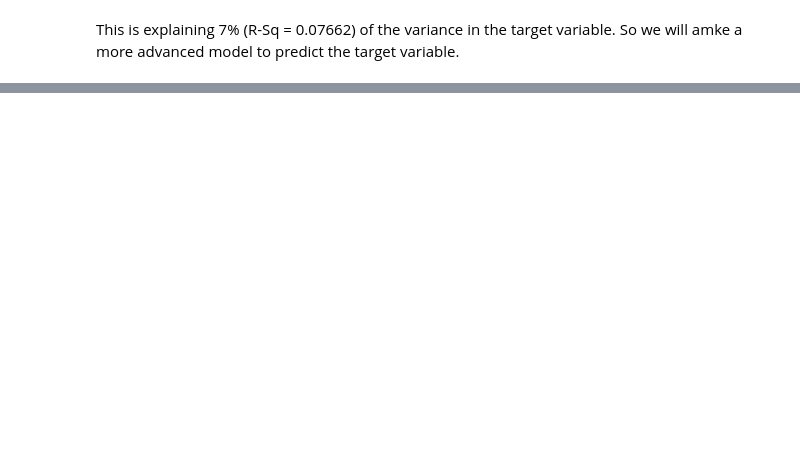
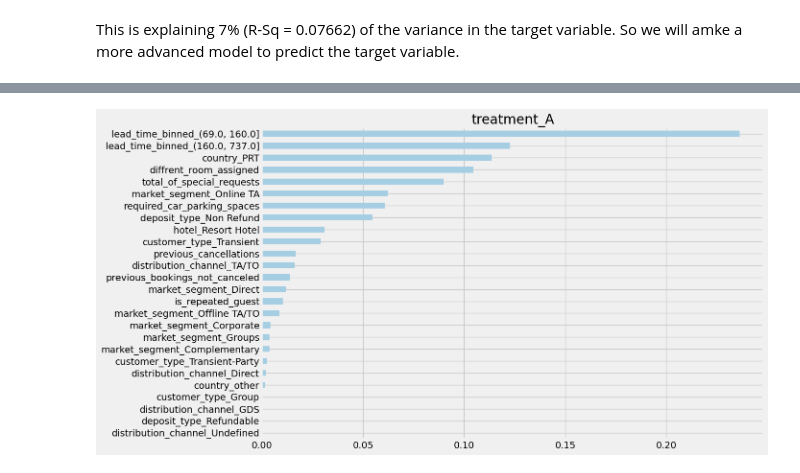
Before and after one commit to krishangupta33/Causal-Inference, a Jupyter notebook: Causal_ML.ipynb, the cells around one changed output, grey strips where cells are left out. Drawn from its saved outputs; the diff is of its cells as text; code cells hidden in the pictures; blank space fills up the shorter version.

```diff
--- a/Causal_ML.ipynb
+++ b/Causal_ML.ipynb
@@ -256,0 +367,6 @@ This is explaining 7% (R-Sq = 0.07662) of the variance in the target variable. S
+# %%
+#using X_train, y_train, X_test, y_test from the previous code cell
+#making copies
+
+X = df.drop(columns='is_canceled')
+y = df['is_canceled']
@@ -256,0 +393,15 @@ This is explaining 7% (R-Sq = 0.07662) of the variance in the target variable. S
+# %%
+#Making treatment
+treatment = np.where(X['lead_time_binned_(18.0, 69.0]'] == 1, 1, 0)
+X = X.drop(columns='lead_time_binned_(18.0, 69.0]')
+
+
+#e : propensity score model
+from sklearn.linear_model import LogisticRegression
+
+# Assuming X contains the covariates and 'treatment' is the treatment assignment
+log_reg = LogisticRegression()
+log_reg.fit(X, treatment)
+
+# The predicted probabilities of receiving the treatment
+e = log_reg.predict_proba(X)[:, 1]  # get the probability of the 1 class (treatment)
@@ -256,0 +437,13 @@ This is explaining 7% (R-Sq = 0.07662) of the variance in the target variable. S
+# %%
+w_multi = np.where(treatment == 1, 'treatment_A', 'control')
+# %%
+slearner = BaseSRegressor(LGBMRegressor(), control_name='control')
+slearner.estimate_ate(X, w_multi, y)
+slearner_tau = slearner.fit_predict(X, w_multi, y)
+
+model_tau_feature = RandomForestRegressor()
+
+feature_names = X.columns
+
+slearner.get_importance(X=X, tau=slearner_tau, model_tau_feature=model_tau_feature,
+                        normalize=True, method='auto', features=feature_names)
@@ -256,0 +480,4 @@ This is explaining 7% (R-Sq = 0.07662) of the variance in the target variable. S
+# %%
+# Using the feature_importances_ method in the base learner (LGBMRegressor() in this example)
+slearner.plot_importance(X=X, tau=slearner_tau, normalize=True, method='auto', features=feature_names)
+# %% [output]
@@ -256,0 +501 @@ This is explaining 7% (R-Sq = 0.07662) of the variance in the target variable. S
+[figure, added]
```
Also changed, not shown: parts of 23 cells of this notebook.
